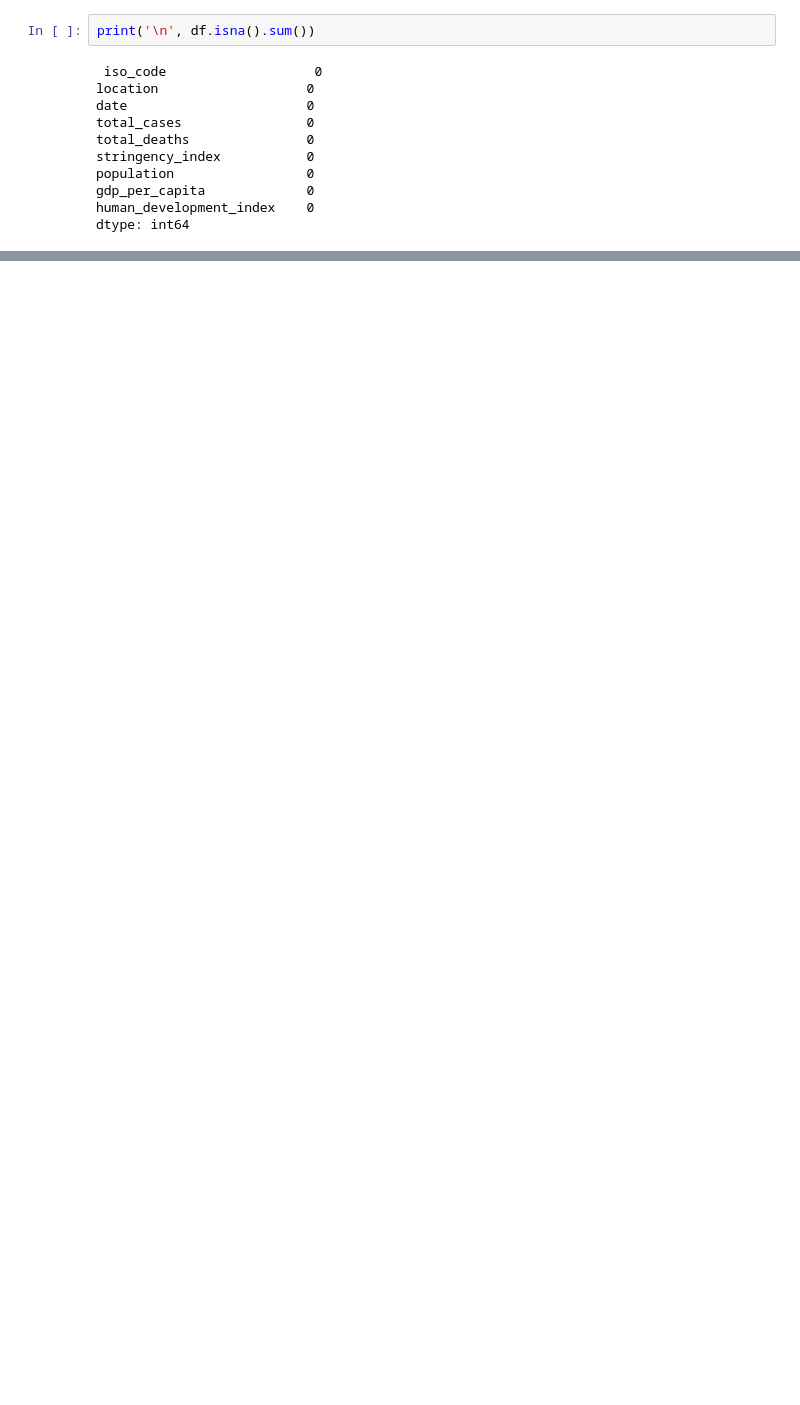
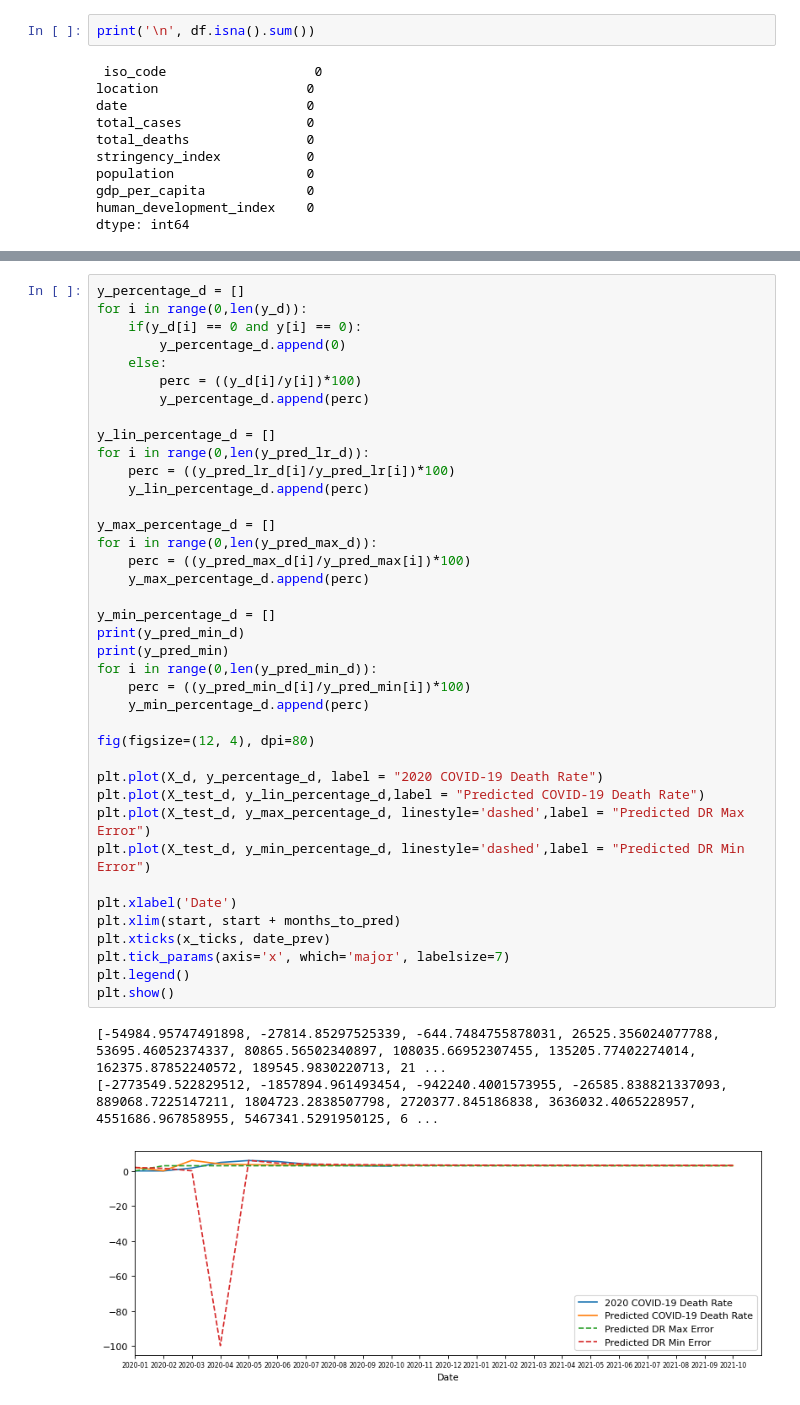
Before and after one commit to gitviviane/cisc520-project, a Jupyter notebook: cisc520-project-team4.ipynb, the cells around one changed output, grey strips where cells are left out. Drawn from its saved outputs; the diff is of its cells as text; blank space fills up the shorter version.

```diff
--- a/cisc520-project-team4.ipynb
+++ b/cisc520-project-team4.ipynb
@@ -148,0 +392,43 @@ dtype: int64
+# %%
+y_percentage_d = []
+for i in range(0,len(y_d)):
+    if(y_d[i] == 0 and y[i] == 0):
+        y_percentage_d.append(0)
+    else:
+        perc = ((y_d[i]/y[i])*100)
+        y_percentage_d.append(perc)
+
+y_lin_percentage_d = []
+for i in range(0,len(y_pred_lr_d)):
+    perc = ((y_pred_lr_d[i]/y_pred_lr[i])*100)
+    y_lin_percentage_d.append(perc)
+
+y_max_percentage_d = []
+for i in range(0,len(y_pred_max_d)):
+    perc = ((y_pred_max_d[i]/y_pred_max[i])*100)
+    y_max_percentage_d.append(perc)
+
+y_min_percentage_d = []
+print(y_pred_min_d)
+print(y_pred_min)
+for i in range(0,len(y_pred_min_d)):
+    perc = ((y_pred_min_d[i]/y_pred_min[i])*100)
+    y_min_percentage_d.append(perc)
+
+fig(figsize=(12, 4), dpi=80)
+
+plt.plot(X_d, y_percentage_d, label = "2020 COVID-19 Death Rate")
+plt.plot(X_test_d, y_lin_percentage_d,label = "Predicted COVID-19 Death Rate")
+plt.plot(X_test_d, y_max_percentage_d, linestyle='dashed',label = "Predicted DR Max Error")
+plt.plot(X_test_d, y_min_percentage_d, linestyle='dashed',label = "Predicted DR Min Error")
+
+plt.xlabel('Date')
+plt.xlim(start, start + months_to_pred)
+plt.xticks(x_ticks, date_prev)
+plt.tick_params(axis='x', which='major', labelsize=7)
+plt.legend()
+plt.show()
+# %% [output]
+[-54984.95747491898, -27814.85297525339, -644.7484755878031, 26525.356024077788, 53695.46052374337, 80865.56502340897, 108035.66952307455, 135205.77402274014, 162375.87852240572, 189545.9830220713, 21 ...
+[-2773549.522829512, -1857894.961493454, -942240.4001573955, -26585.838821337093, 889068.7225147211, 1804723.2838507798, 2720377.845186838, 3636032.4065228957, 4551686.967858955, 5467341.5291950125, 6 ...
+[figure, added]
```
Also changed, not shown: parts of 22 cells of this notebook.
